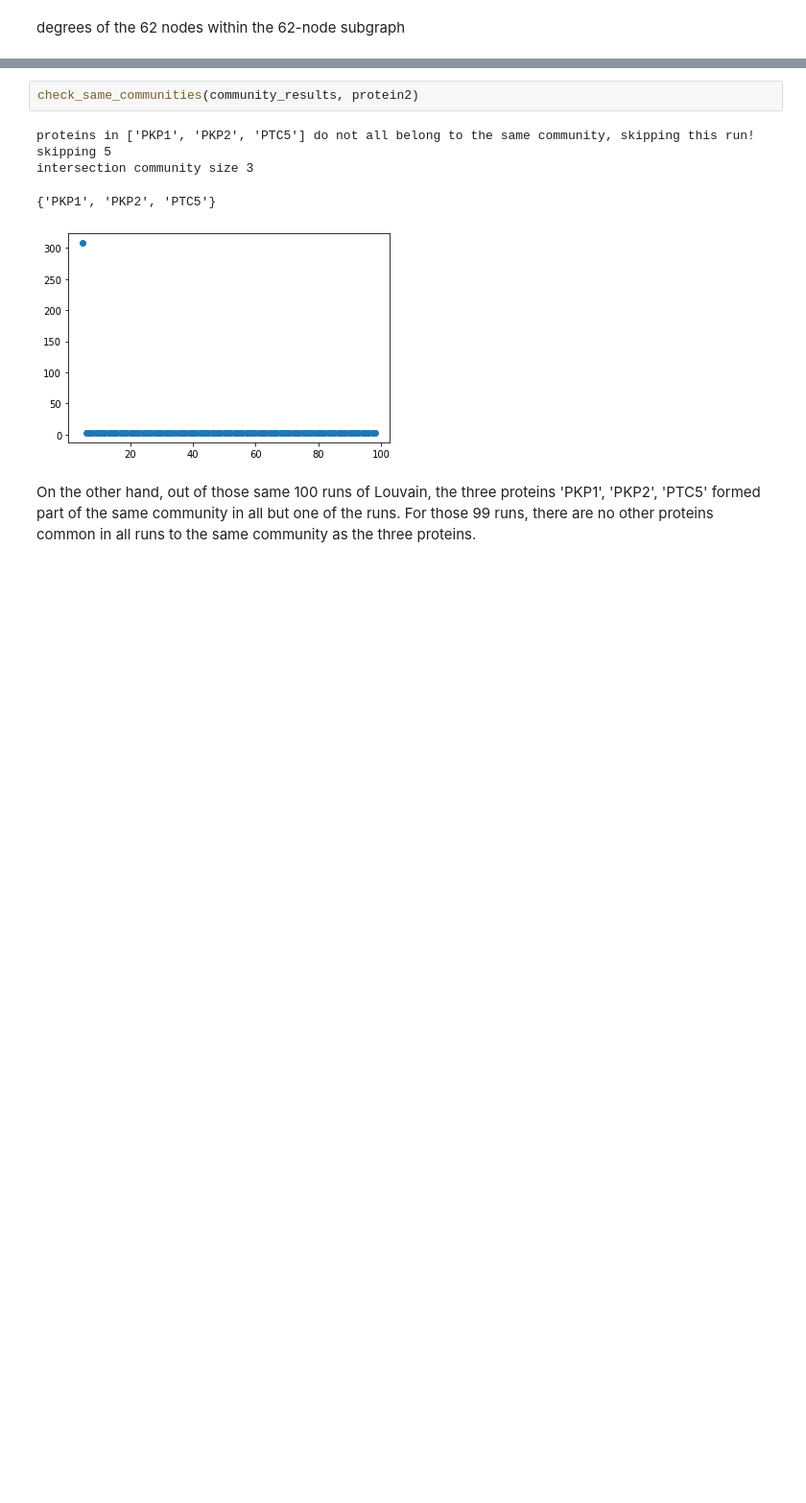
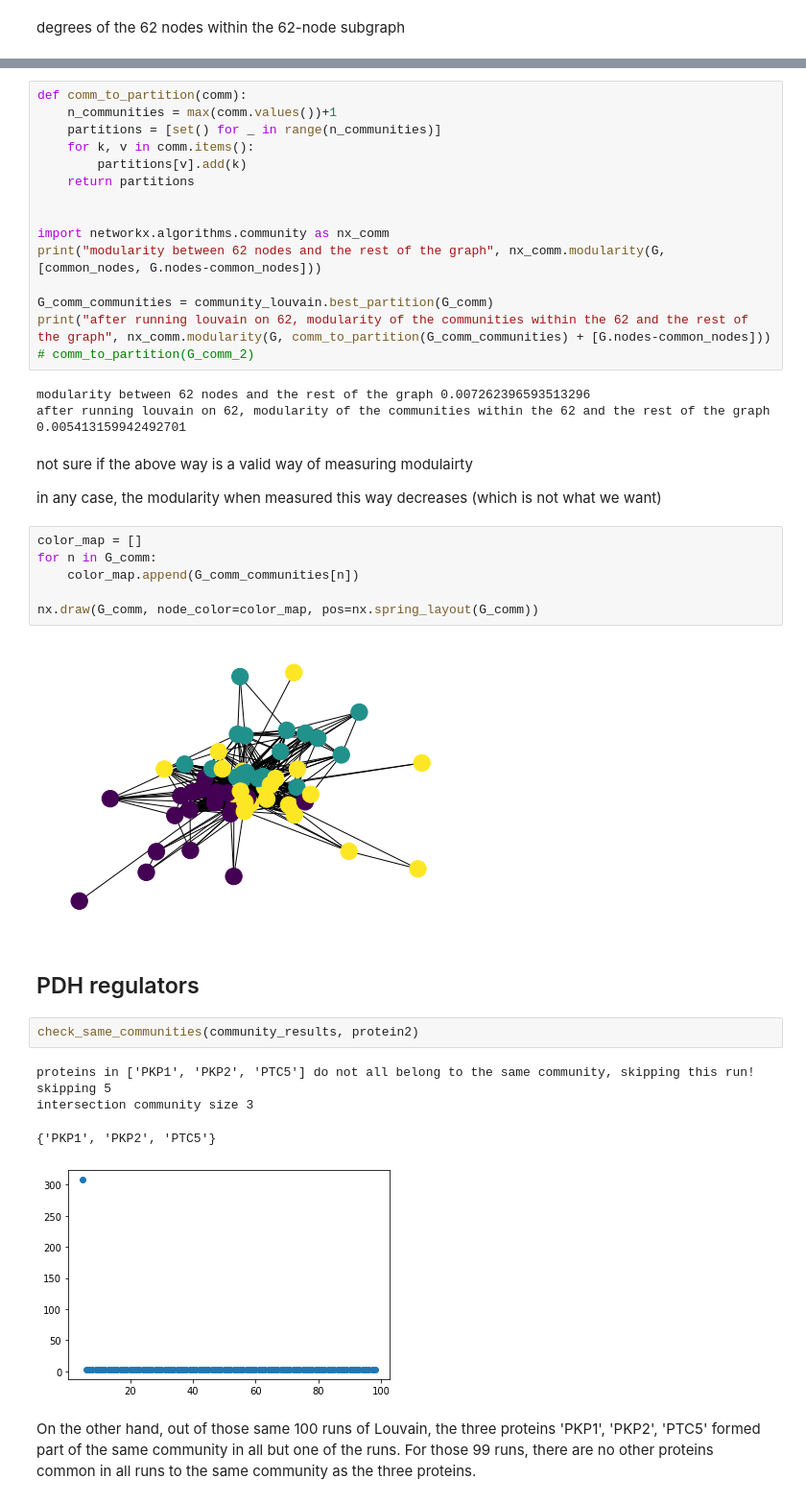
Before and after one commit to Pilex1/math-bcmb3888, a Jupyter notebook: louvain robustness.ipynb, the cells around one changed output, grey strips where cells are left out. Shown: that part at 96% size. Saved outputs shown, nothing was run; the diff lists cells and outputs as text; blank space fills up the shorter version.

Commit message:
louvain on 62

```diff
--- a/louvain robustness.ipynb
+++ b/louvain robustness.ipynb
@@ -142,6 +148,38 @@ sorted(G_comm.degree, key=lambda x: x[1], reverse=True)
 Render in Cytoscape:
 
 ![Screenshot from 2022-09-23 00-24-22.png](attachment:e115f7fe-d5bf-41eb-8c9e-ae1500c50f4e.png)
+# %%
+def comm_to_partition(comm):
+    n_communities = max(comm.values())+1
+    partitions = [set() for _ in range(n_communities)]
+    for k, v in comm.items():
+        partitions[v].add(k)
+    return partitions
+
+
+import networkx.algorithms.community as nx_comm
+print("modularity between 62 nodes and the rest of the graph", nx_comm.modularity(G, [common_nodes, G.nodes-common_nodes]))
+
+G_comm_communities = community_louvain.best_partition(G_comm)
+print("after running louvain on 62, modularity of the communities within the 62 and the rest of the graph", nx_comm.modularity(G, comm_to_partition(G_comm_communities) + [G.nodes-common_nodes]))
+# comm_to_partition(G_comm_2)
+# %% [output]
+modularity between 62 nodes and the rest of the graph 0.007262396593513296
+after running louvain on 62, modularity of the communities within the 62 and the rest of the graph 0.005413159942492701
+# %% [markdown]
+not sure if the above way is a valid way of measuring modulairty
+
+in any case, the modularity when measured this way decreases (which is not what we want)
+# %%
+color_map = []
+for n in G_comm:
+    color_map.append(G_comm_communities[n])
+
+nx.draw(G_comm, node_color=color_map, pos=nx.spring_layout(G_comm))
+# %% [output]
+[figure, added]
+# %% [markdown]
+## PDH regulators
 # %%
 check_same_communities(community_results, protein2)
 # %% [output]
```
Also changed, not shown: parts of 6 cells of this notebook.
